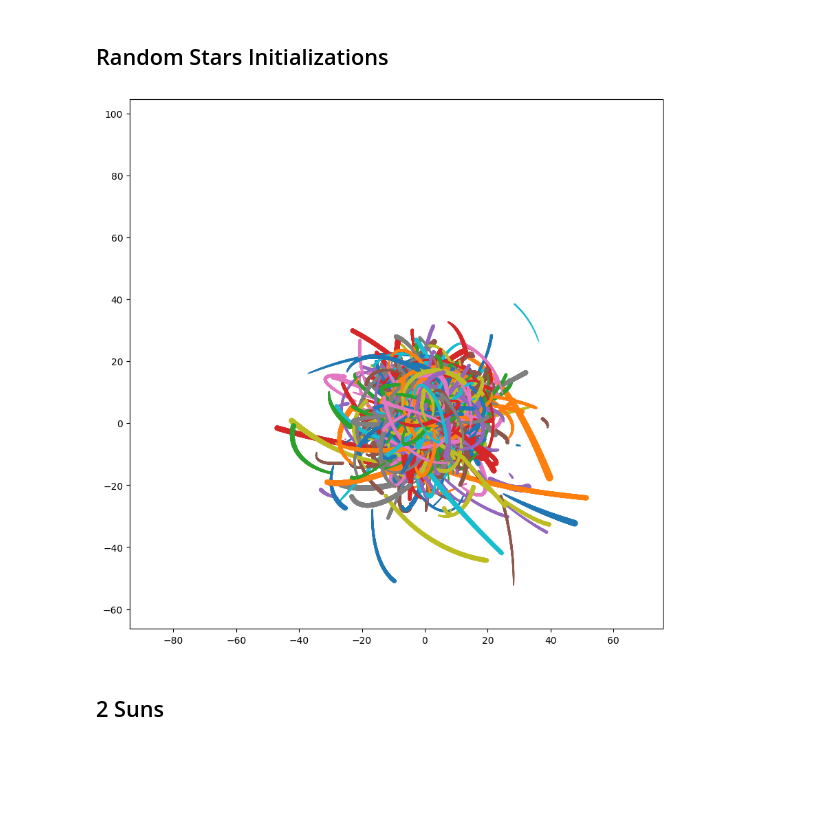
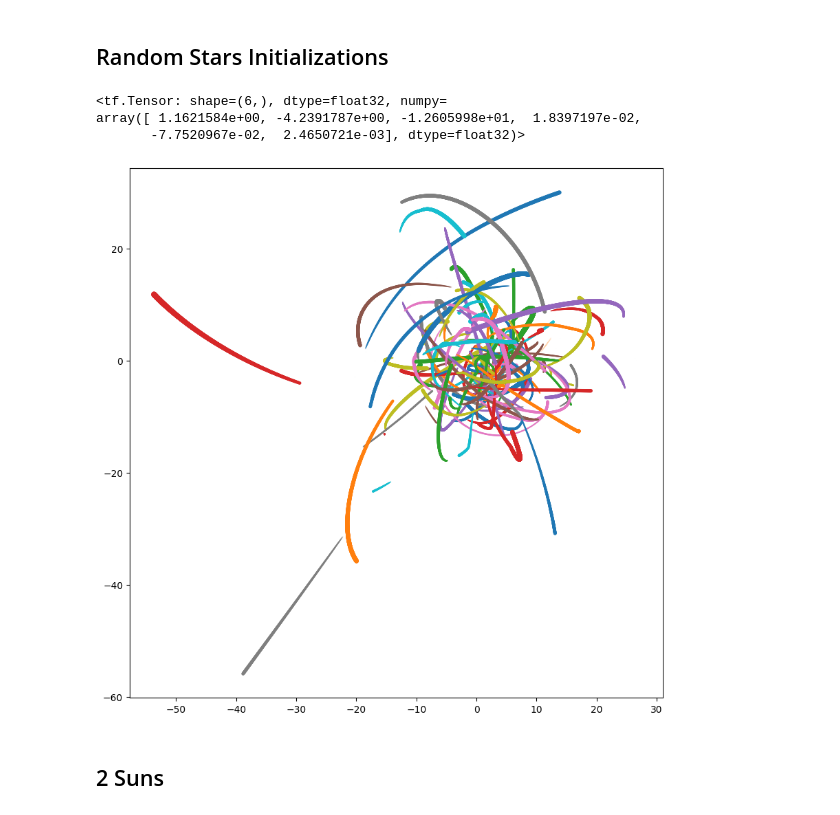
Before and after one commit to JannisZeller/stellarflow, a Jupyter notebook: 000-testing-stellarflow-system.ipynb, the cells around one changed output. Drawn from its saved outputs; the diff is of its cells as text; code cells hidden in the pictures; blank space fills up the shorter version.

```diff
--- a/000-testing-stellarflow-system.ipynb
+++ b/000-testing-stellarflow-system.ipynb
@@ -42,12 +42,19 @@ M0 = np.random.chisquare(df=1, size=N_init)
 # M0 = np.concatenate([M0, [1e9]], axis=0)
 # %%
 system = stf.System(X0, V0, M0, dt=1., smooth=1e-3)
+# %%
+x = system._acceleration(system._Q)
+system._Q[-1]
+# %% [output]
+<tf.Tensor: shape=(6,), dtype=float32, numpy=
+array([ 1.1621584e+00, -4.2391787e+00, -1.2605998e+01,  1.8397197e-02,
+       -7.7520967e-02,  2.4650721e-03], dtype=float32)>
 # %%
 system.simulation(500)
 # %%
-system.plot_history_2d(ZSIZE=True, SUBSET=False, n_sample=100)
+system.plot_history_2d(ZSIZE=True, SUBSET=True, n_sample=100)
 # %% [output]
-[figure, old version]
+[figure, new version]
 # %%
 # system.plot_history_3d()
 # %% [markdown]
```
Also changed, not shown: 2 other files.
